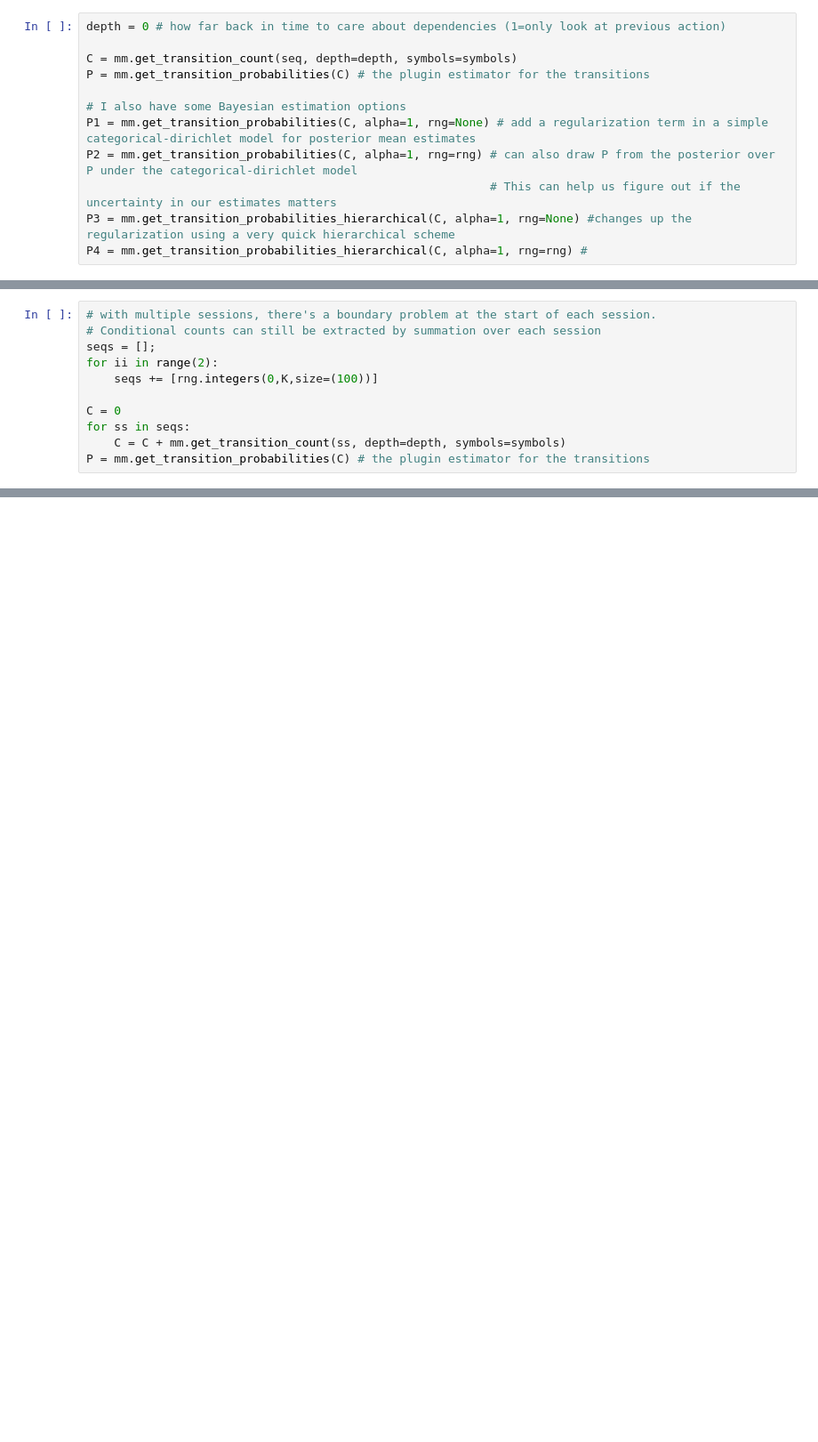
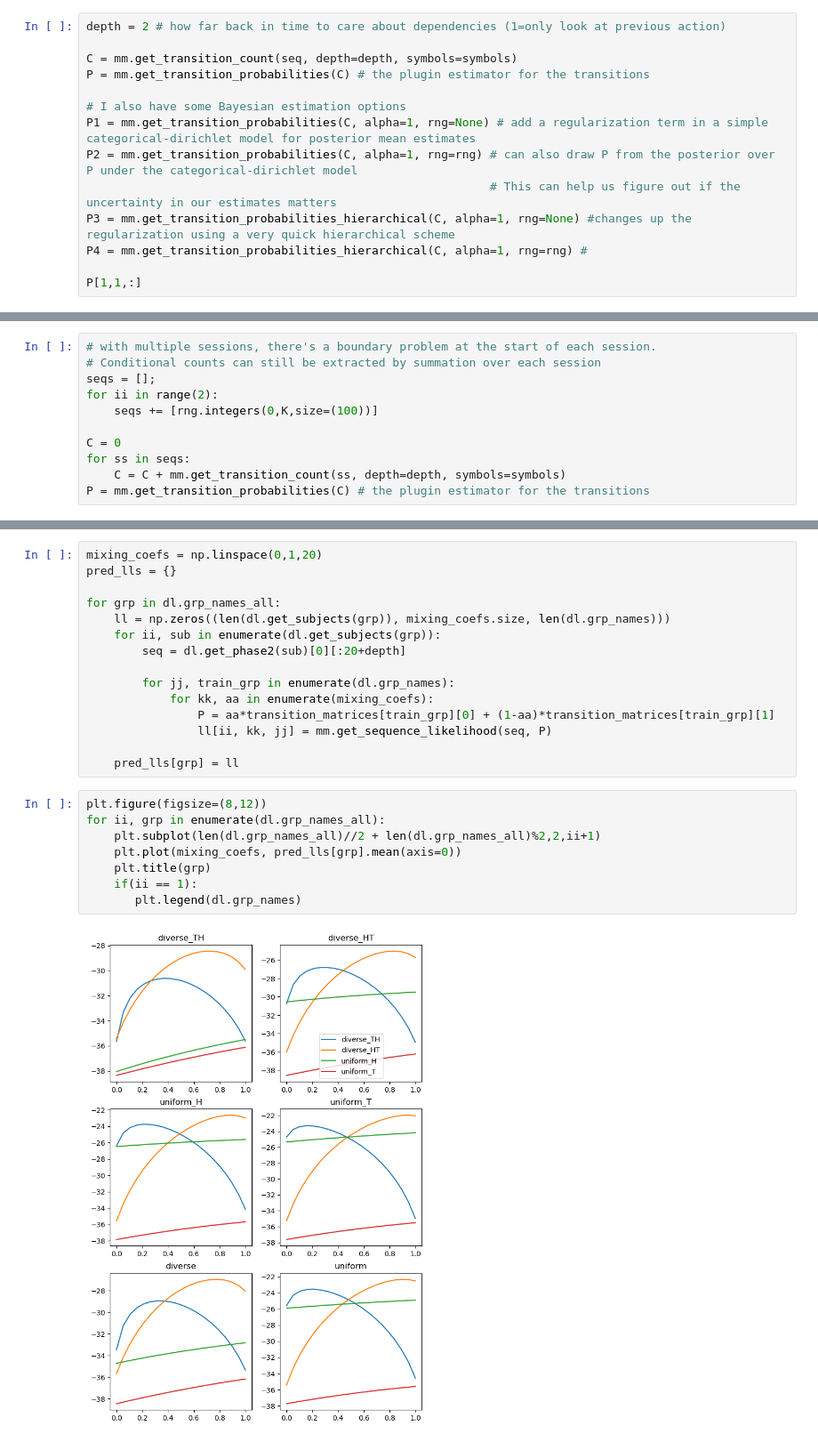
Before and after one commit to latimerk/hddCRP, a Jupyter notebook: markov.ipynb, the cells around one changed output, grey strips where cells are left out. Shown at 89% size. Cells and saved outputs as stored; diff of their text form; blank space fills up the shorter version.

```diff
--- a/markov.ipynb
+++ b/markov.ipynb
@@ -10,5 +19,5 @@ symbols = range(K)
 # %%
-depth = 0 # how far back in time to care about dependencies (1=only look at previous action)
+depth = 2 # how far back in time to care about dependencies (1=only look at previous action)
 
 C = mm.get_transition_count(seq, depth=depth, symbols=symbols)
 P = mm.get_transition_probabilities(C) # the plugin estimator for the transitions
@@ -19,4 +28,6 @@ P2 = mm.get_transition_probabilities(C, alpha=1, rng=rng) # can also draw P from
                                                           # This can help us figure out if the uncertainty in our estimates matters
 P3 = mm.get_transition_probabilities_hierarchical(C, alpha=1, rng=None) #changes up the regularization using a very quick hierarchical scheme
 P4 = mm.get_transition_probabilities_hierarchical(C, alpha=1, rng=rng) #
+
+P[1,1,:]
 # %% [output]
@@ -68,0 +91,25 @@ P = mm.get_transition_probabilities(C) # the plugin estimator for the transition
+# %%
+mixing_coefs = np.linspace(0,1,20)
+pred_lls = {}
+
+for grp in dl.grp_names_all:
+    ll = np.zeros((len(dl.get_subjects(grp)), mixing_coefs.size, len(dl.grp_names)))
+    for ii, sub in enumerate(dl.get_subjects(grp)):
+        seq = dl.get_phase2(sub)[0][:20+depth]
+
+        for jj, train_grp in enumerate(dl.grp_names):
+            for kk, aa in enumerate(mixing_coefs):
+                P = aa*transition_matrices[train_grp][0] + (1-aa)*transition_matrices[train_grp][1]
+                ll[ii, kk, jj] = mm.get_sequence_likelihood(seq, P)
+
+    pred_lls[grp] = ll
+# %%
+plt.figure(figsize=(8,12))
+for ii, grp in enumerate(dl.grp_names_all):
+    plt.subplot(len(dl.grp_names_all)//2 + len(dl.grp_names_all)%2,2,ii+1)
+    plt.plot(mixing_coefs, pred_lls[grp].mean(axis=0))
+    plt.title(grp)
+    if(ii == 1):
+       plt.legend(dl.grp_names)
+# %% [output]
+[figure, added]
```
Also changed, not shown: parts of 6 cells of this notebook, 2 other files.
